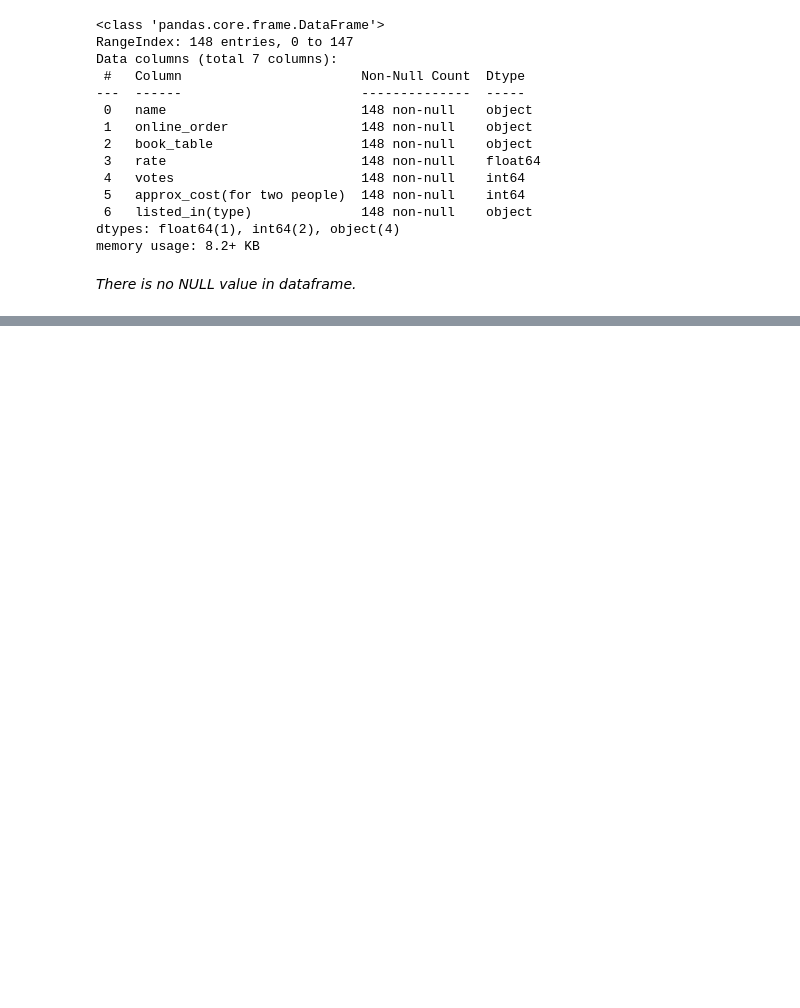
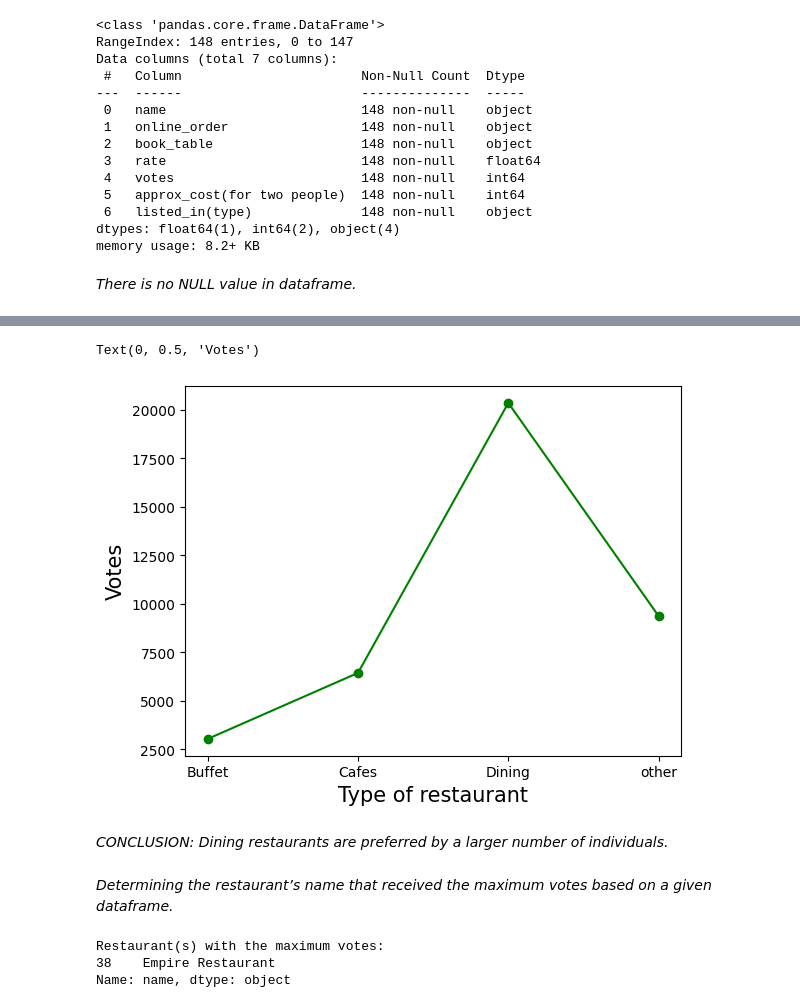
Before and after one commit to Jagandeep-Singh/Zomato-Data, a Jupyter notebook: zomato analysis.ipynb, the cells around one changed output, grey strips where cells are left out. Drawn from its saved outputs; the diff is of its cells as text; code cells hidden in the pictures; blank space fills up the shorter version.

```diff
--- a/zomato analysis.ipynb
+++ b/zomato analysis.ipynb
@@ -84,0 +84,23 @@ Conclusion: The majority of the restaurants fall into the dining category.
+# %%
+grouped_data = dataframe.groupby('listed_in(type)')['votes'].sum()
+result = pd.DataFrame({'votes': grouped_data})
+plt.plot(result, c="green", marker="o")
+plt.xlabel("Type of restaurant", c="Black", size=15)
+plt.ylabel("Votes", c="Black", size=15)
+# %% [output]
+Text(0, 0.5, 'Votes')
+[figure, added]
+# %% [markdown]
+_CONCLUSION: Dining restaurants are preferred by a larger number of individuals._
+# %% [markdown]
+_Determining the restaurant’s name that received the maximum votes based on a given dataframe._
+# %%
+max_votes = dataframe['votes'].max()
+restaurant_with_max_votes = dataframe.loc[dataframe['votes'] == max_votes, 'name']
+
+print("Restaurant(s) with the maximum votes:")
+print(restaurant_with_max_votes)
+# %% [output]
+Restaurant(s) with the maximum votes:
+38    Empire Restaurant
+Name: name, dtype: object
```
Also changed, not shown: parts of 19 cells of this notebook.
